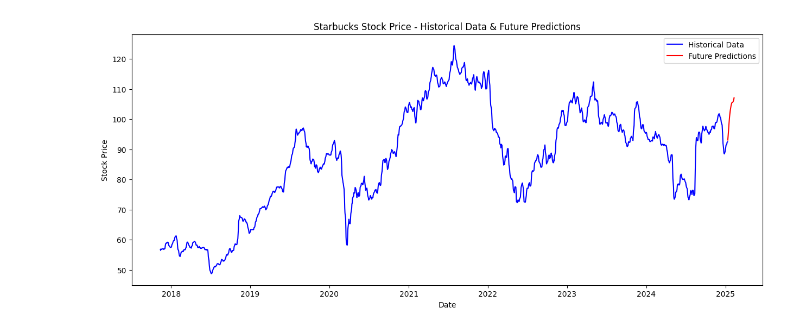
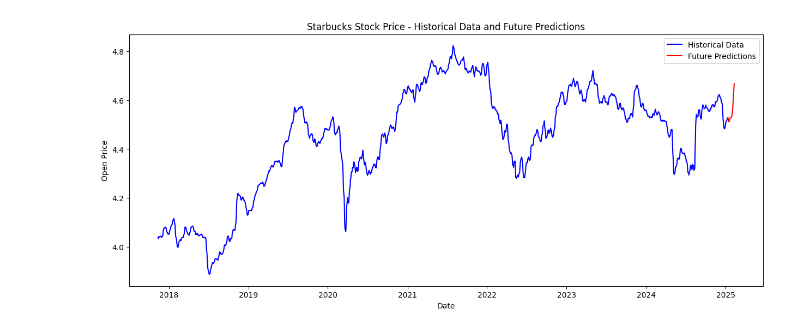
Before and after one commit to reghuramk/dl-group-project, a Jupyter notebook: bhumika/timeseries_dnnmodel.ipynb, the cells around one changed output. Cells and saved outputs as stored; diff of their text form; code cells hidden in the pictures.

```diff
--- a/bhumika/timeseries_dnnmodel.ipynb
+++ b/bhumika/timeseries_dnnmodel.ipynb
@@ -77,19 +96,20 @@ Testing Data {(299, 60, 1)} {(299,)}
 # %%
 #tcn model
-#learning_rate=0.001
+
 model = Sequential()
-model.add(TCN(input_shape=(X_train.shape[1], 1),nb_filters=256,kernel_size=5,nb_stacks=1,dilations=[1,2,4,8,16]))
+model.add(TCN(input_shape=(X_train.shape[1], 1),nb_filters=128,kernel_size=3,nb_stacks=1,dilations=[1,2,4,8,16]))
 model.add(Dropout(0.1))
 model.add(Dense(1))
 model.compile(optimizer=Adam(learning_rate=0.001), loss=Huber(), metrics=['accuracy'])
 # %%
 #traim the model
+early_stop = EarlyStopping(monitor="val_loss", patience=3, restore_best_weights=True)
 
-lr_scheduler=ReduceLROnPlateau(monitor='val_loss',factor=0.5,patience=20,min_lr=1e-4,verbose=1)
+lr_scheduler=ReduceLROnPlateau(monitor='val_loss',factor=0.5,patience=5,min_lr=1e-4,verbose=1)
 
 model.fit(X_train,Y_train,
           epochs=100,
-          batch_size=8,
+          batch_size=32,
           validation_data=(X_val, Y_val),
           callbacks=[lr_scheduler])
 # %% [output]
@@ -172,22 +186,18 @@ plt.show()
 # %%
 #actual prediction
-def predict_stock(model, last_sequence, future_days=30, scaler=None):
-    predictions = []
-    current_sequence = last_sequence.copy()
+def predict_stock(model, last_sequence, future_days):
+  predictions = []
+  current_sequence = last_sequence.copy()
 
-    for _ in range(future_days):
-        current_input = current_sequence.reshape((1, time_step, 1))
-        next_prediction = model.predict(current_input)[0, 0]
-        predictions.append(next_prediction)
-        current_sequence = np.roll(current_sequence, -1)
-        current_sequence[-1] = next_prediction
+  for i in range(future_days):
+    current_input = current_sequence.reshape((1, time_step,1))
+    next_prediction = model.predict(current_input)[0,0]
+    predictions.append(next_prediction)
 
+    current_sequence = np.roll(current_sequence,-1)
+    current_sequence[-1] = next_prediction
+  return scaler.inverse_transform(np.array(predictions).reshape(-1,1))
 
-    if scaler is not None:
-        predictions = scaler.inverse_transform(np.array(predictions).reshape(-1, 1))
-
-    return predictions
 last_sequence = scaled_data[-time_step:]
-future_predictions = predict_stock(model, last_sequence, 30, scaler=scaler)
-future_dates = pd.date_range(start=data.index[-1], periods=31, freq="D")[1:]
+future_predictions = predict_stock(model, last_sequence, 30)
 # %% [output]
@@ -211,11 +221,13 @@ future_dates = pd.date_range(start=data.index[-1], periods=31, freq="D")[1:]
 # %%
+
 plt.figure(figsize=(15, 6))
-plt.plot(data.index, data['Smoothed_Open'], label='Historical Data', color='blue')  # Historical Data
-plt.plot(future_dates, future_predictions, 'r-', label='Future Predictions', color='red')  # Future Predictions
-plt.title('Starbucks Stock Price - Historical Data & Future Predictions')
+plt.plot(data.index,data["Log_Open"], label="Historical Data", color= 'blue')
+future_dates = pd.date_range(start=data.index[-1], periods=31, freq="D")[1:]
+plt.plot(future_dates, future_predictions, "r-", label="Future Predictions")
+plt.title('Starbucks Stock Price - Historical Data and Future Predictions')
 plt.xlabel('Date')
-plt.ylabel('Stock Price')
+plt.ylabel('Open Price')
 plt.legend()
 plt.show()
 # %% [output]
-[figure, old version]
+[figure, new version]
```
Also changed, not shown: parts of 18 cells of this notebook.
